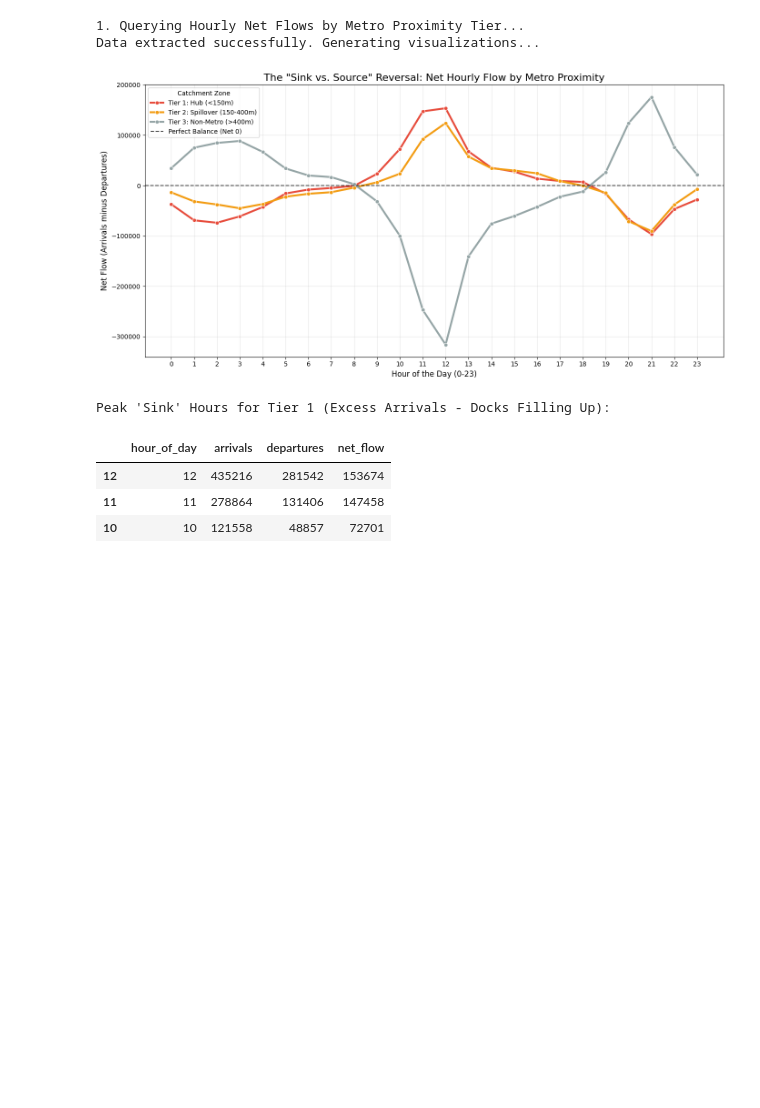
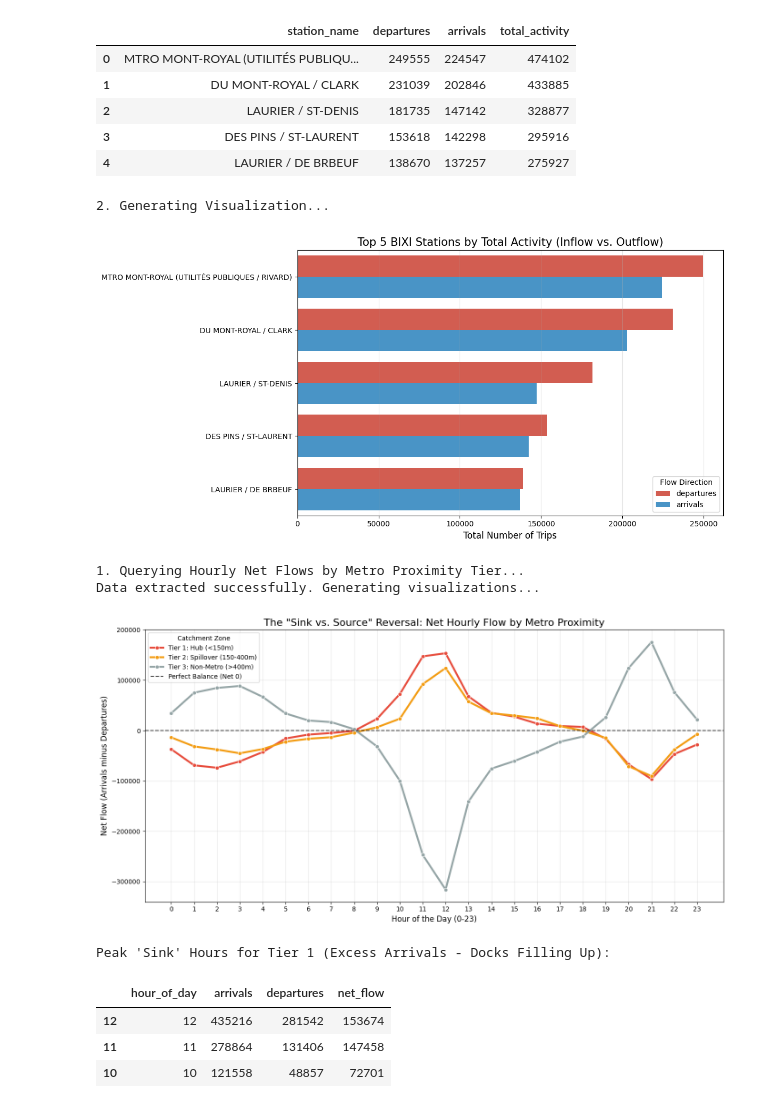
Before and after one commit to kuoyce/bixi-analytics, a Jupyter notebook: CT_EDA2.ipynb, the cells around one changed output. Saved outputs shown, nothing was run; the diff lists cells and outputs as text; code cells hidden in the pictures; blank space fills up the shorter version.

Commit message:
EDA part 2 - top 5 stations, bike spillover exploration

```diff
--- a/CT_EDA2.ipynb
+++ b/CT_EDA2.ipynb
@@ -32,0 +27,72 @@ Successfully installed contourpy-1.3.3 cycler-0.12.1 fonttools-4.62.1 kiwisolver
+# %%
+### FIND TOP 5 STATIONS VIA INFLOW/OUTFLOW
+
+#  calculates total departures, total arrivals, and sums them for Total Activity
+query = """
+WITH trips AS (
+    SELECT
+        UPPER(REGEXP_REPLACE(STARTSTATIONNAME, '[^a-zA-Z0-9 -/]', '')) AS start_station,
+        UPPER(REGEXP_REPLACE(ENDSTATIONNAME, '[^a-zA-Z0-9 -/]', '')) AS end_station
+    FROM read_csv_auto('/Users/comanetan/Downloads/EBA5006 Project/data/DonneesOuvertes*.csv', ignore_errors=true)
+),
+outflows AS (
+    SELECT
+        start_station AS station_name,
+        COUNT(*) AS total_departures
+    FROM trips
+    WHERE start_station IS NOT NULL
+    GROUP BY start_station
+),
+inflows AS (
+    SELECT
+        end_station AS station_name,
+        COUNT(*) AS total_arrivals
+    FROM trips
+    WHERE end_station IS NOT NULL
+    GROUP BY end_station
+)
+SELECT
+    COALESCE(o.station_name, i.station_name) AS station_name,
+    COALESCE(o.total_departures, 0) AS departures,
+    COALESCE(i.total_arrivals, 0) AS arrivals,
+    (COALESCE(o.total_departures, 0) + COALESCE(i.total_arrivals, 0)) AS total_activity
+FROM outflows o
+FULL OUTER JOIN inflows i
+    ON o.station_name = i.station_name
+ORDER BY total_activity DESC
+LIMIT 5
+"""
+
+top_stations_df = duckdb.sql(query).df()
+
+print("\n🏆 Top 5 Busiest Stations by Total Activity:")
+display(top_stations_df)
+
+print("\n2. Generating Visualization...")
+plt.figure(figsize=(12, 6))
+
+# Melt the dataframe so we can plot Arrivals and Departures side-by-side
+melted_df = top_stations_df.melt(
+    id_vars=['station_name'],
+    value_vars=['departures', 'arrivals'],
+    var_name='Flow Type',
+    value_name='Volume'
+)
+
+# Create a grouped bar chart
+sns.barplot(
+    data=melted_df,
+    y='station_name',
+    x='Volume',
+    hue='Flow Type',
+    palette={'departures': '#e74c3c', 'arrivals': '#3498db'}
+)
+
+plt.title('Top 5 BIXI Stations by Total Activity (Inflow vs. Outflow)', fontsize=15)
+plt.xlabel('Total Number of Trips', fontsize=12)
+plt.ylabel('')
+plt.grid(True, axis='x', alpha=0.3)
+plt.legend(title='Flow Direction')
+plt.tight_layout()
+plt.show()
+# %% [output]
@@ -33,3 +100,11 @@ Successfully installed contourpy-1.3.3 cycler-0.12.1 fonttools-4.62.1 kiwisolver
+|  | station_name | departures | arrivals | total_activity |
+| 0 | MTRO MONT-ROYAL (UTILITÉS PUBLIQU... | 249555 | 224547 | 474102 |
+| 1 | DU MONT-ROYAL / CLARK | 231039 | 202846 | 433885 |
+| 2 | LAURIER / ST-DENIS | 181735 | 147142 | 328877 |
+| 3 | DES PINS / ST-LAURENT | 153618 | 142298 | 295916 |
+| 4 | LAURIER / DE BRBEUF | 138670 | 137257 | 275927 |
+2. Generating Visualization...
+[figure, added]
 # %%
 # Tier 1 (The Hub): 0 - 150 meters (roughly a 2-minute walk to the Metro turnstiles).
 # Tier 2 (The Spillover): 150 - 400 meters (roughly a 5-minute walk).
```
Also changed, not shown: parts of 5 cells of this notebook.
